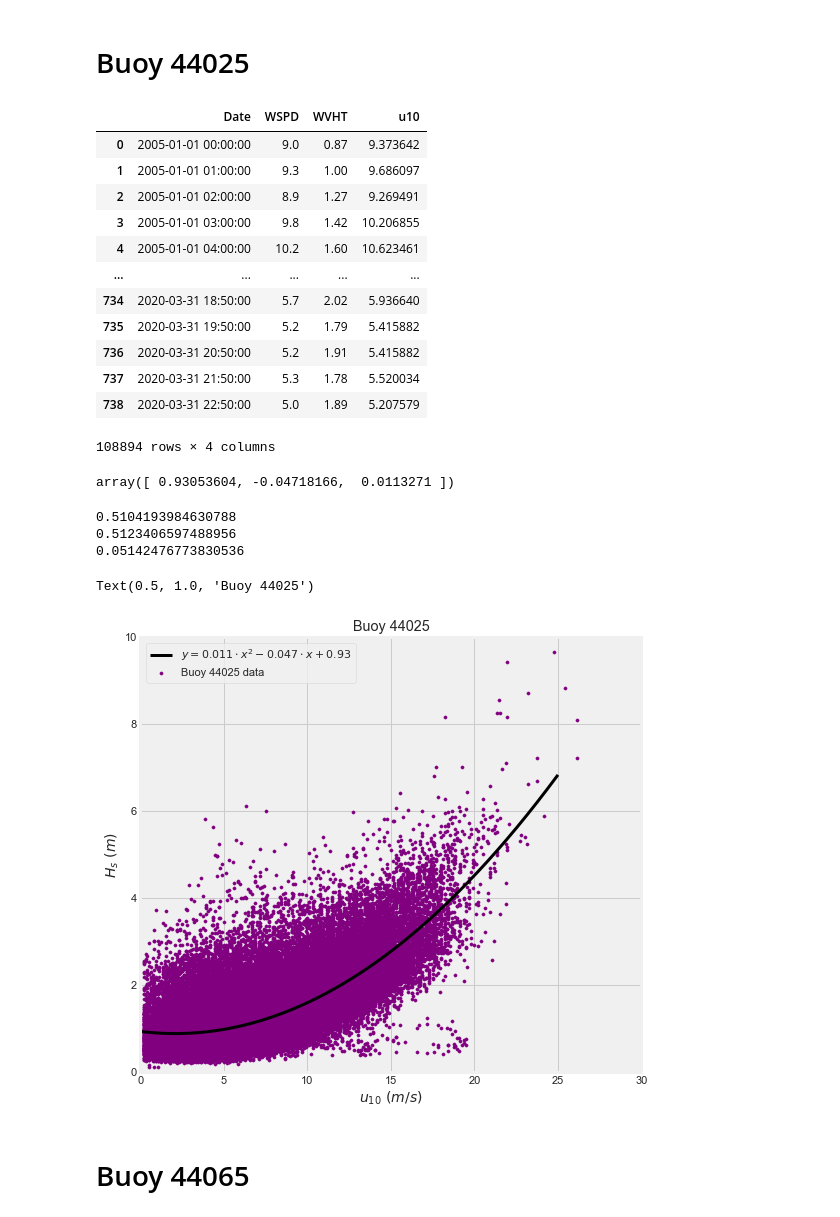
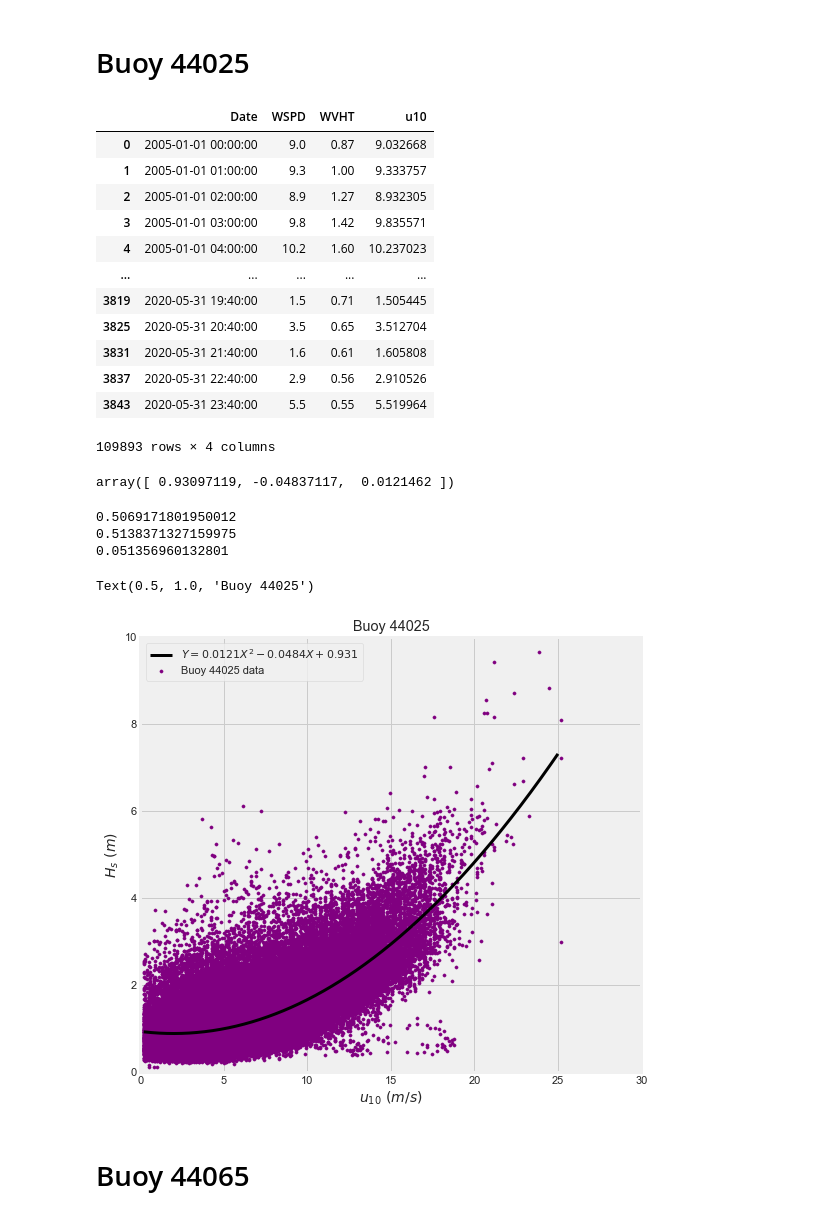
Before and after one commit to panmits86-zz/masters_thesis, a Jupyter notebook: code/wind_wave_relationships.ipynb, the cells around one changed output. Drawn from its saved outputs; the diff is of its cells as text; code cells hidden in the pictures.

```diff
--- a/code/wind_wave_relationships.ipynb
+++ b/code/wind_wave_relationships.ipynb
@@ -83,7 +83,8 @@ b44017_wave_wind = pd.concat((pd.read_csv(f, delim_whitespace=True,
                           parse_dates={'Date':['#YY','MM','DD','hh','mm']}) for f in all_files))
 b44017_wave_wind = b44017_wave_wind[(b44017_wave_wind.WVHT !=99) & (b44017_wave_wind.WVHT > 0.1) &  (b44017_wave_wind.WSPD > 0.1) &
                                     (b44017_wave_wind.WSPD !=99)]
-b44017_wave_wind['u10'] = b44017_wave_wind['WSPD']*np.sqrt((0.4**2)/0.0013)*(1/(np.log(4.1/0.000097)))
+b44017_wave_wind['u10'] = b44017_wave_wind['WSPD']*np.sqrt((0.4**2)/0.0014)*(1/(np.log(4.1/0.000097)))
+#b44017_wave_wind['u10'] = b44017_wave_wind['WSPD']*(10/4.1)**0.11
 b44017_wave_wind
 # %% [output]
 |  | Date | WSPD | WVHT | u10 |
@@ -106,7 +107,7 @@ y = b44017_wave_wind['WVHT']
 model1 = LinearRegression(fit_intercept=False)
 
 #model.fit(x[:, np.newaxis], y)
-xfit = np.linspace(0, 25, 1000)
+xfit = np.linspace(pd.Series.min(x), 25, 1000)
 
 poly_model = make_pipeline(PolynomialFeatures(2), model1)
 
@@ -169,22 +170,22 @@ b44025_wave_wind = pd.concat((pd.read_csv(f, delim_whitespace=True,
                           parse_dates={'Date':['#YY','MM','DD','hh','mm']}) for f in all_files))
 b44025_wave_wind = b44025_wave_wind[(b44025_wave_wind.WVHT !=99) & (b44025_wave_wind.WVHT > 0.1) &  (b44025_wave_wind.WSPD > 0.1) &
                                     (b44025_wave_wind.WSPD !=99)]
-b44025_wave_wind['u10'] = b44025_wave_wind['WSPD']*np.sqrt((0.4**2)/0.0013)*(1/(np.log(4.1/0.000097)))
+b44025_wave_wind['u10'] = b44025_wave_wind['WSPD']*np.sqrt((0.4**2)/0.0014)*(1/(np.log(4.1/0.000097)))
 b44025_wave_wind
 # %% [output]
 |  | Date | WSPD | WVHT | u10 |
-| 0 | 2005-01-01 00:00:00 | 9.0 | 0.87 | 9.373642 |
-| 1 | 2005-01-01 01:00:00 | 9.3 | 1.00 | 9.686097 |
-| 2 | 2005-01-01 02:00:00 | 8.9 | 1.27 | 9.269491 |
-| 3 | 2005-01-01 03:00:00 | 9.8 | 1.42 | 10.206855 |
-| 4 | 2005-01-01 04:00:00 | 10.2 | 1.60 | 10.623461 |
+| 0 | 2005-01-01 00:00:00 | 9.0 | 0.87 | 9.032668 |
+| 1 | 2005-01-01 01:00:00 | 9.3 | 1.00 | 9.333757 |
+| 2 | 2005-01-01 02:00:00 | 8.9 | 1.27 | 8.932305 |
+| 3 | 2005-01-01 03:00:00 | 9.8 | 1.42 | 9.835571 |
+| 4 | 2005-01-01 04:00:00 | 10.2 | 1.60 | 10.237023 |
 | ... | ... | ... | ... | ... |
-| 734 | 2020-03-31 18:50:00 | 5.7 | 2.02 | 5.936640 |
-| 735 | 2020-03-31 19:50:00 | 5.2 | 1.79 | 5.415882 |
-| 736 | 2020-03-31 20:50:00 | 5.2 | 1.91 | 5.415882 |
-| 737 | 2020-03-31 21:50:00 | 5.3 | 1.78 | 5.520034 |
-| 738 | 2020-03-31 22:50:00 | 5.0 | 1.89 | 5.207579 |
+| 3819 | 2020-05-31 19:40:00 | 1.5 | 0.71 | 1.505445 |
+| 3825 | 2020-05-31 20:40:00 | 3.5 | 0.65 | 3.512704 |
+| 3831 | 2020-05-31 21:40:00 | 1.6 | 0.61 | 1.605808 |
+| 3837 | 2020-05-31 22:40:00 | 2.9 | 0.56 | 2.910526 |
+| 3843 | 2020-05-31 23:40:00 | 5.5 | 0.55 | 5.519964 |
-108894 rows × 4 columns
+109893 rows × 4 columns
 # %%
 x = b44025_wave_wind['u10']
 y = b44025_wave_wind['WVHT']
@@ -192,7 +193,7 @@ y = b44025_wave_wind['WVHT']
 model1 = LinearRegression(fit_intercept=False)
 
 #model.fit(x[:, np.newaxis], y)
-xfit1 = np.linspace(0, 25, 1000)
+xfit1 = np.linspace(pd.Series.min(x), 25, 1000)
 
 poly_model = make_pipeline(PolynomialFeatures(2), model1)
 
@@ -202,7 +203,7 @@ yfit1 = poly_model.predict(xfit[:, np.newaxis])
 # model / line coefficients
 poly_model.steps[1][1].coef_
 # %% [output]
-array([ 0.93053604, -0.04718166,  0.0113271 ])
+array([ 0.93097119, -0.04837117,  0.0121462 ])
 # %%
 scores_mean = list()
 scores_std = list()
@@ -218,31 +219,31 @@ print(-np.mean(scores['test_neg_root_mean_squared_error']))
 # RMSE std
 print(np.std(scores['test_neg_root_mean_squared_error']))
 # %% [output]
-0.5104193984630788
-0.5123406597488956
-0.05142476773830536
+0.5069171801950012
+0.5138371327159975
+0.051356960132801
 # %%
 fig, ax = plt.subplots(figsize=(8, 8))
 ax.scatter(x, y, s=10,color='purple', label='Buoy 44025 data')
 
-ax.plot(xfit1, yfit1, color='black', linewidth=3, label=r'$y=0.011 \cdot x^2 - 0.047 \cdot x + 0.93 $')
+ax.plot(xfit1, yfit1, color='black', linewidth=3, label=r'$Y=0.0121X^2 - 0.0484X + 0.931 $')
 
 plt.xlabel('$u_{10} \ (m/s)$', fontsize=14)
 plt.ylabel('$H_{s} \ (m)$', fontsize=14)
 
 plt.ylim(0,10)
 plt.xlim(0,30)
 
 #ax.set(xlabel="$u_{10} \ (m/s)$",
  #      ylabel="Significant Wave Height (m)")
 ax.legend(loc='best')
 #extra = plt.Rectangle((2, 2), 1, 1, facecolor="black", alpha=0, fill=False)
 #ax.legend([extra], [(r'$RMSE={:.2f} \pm {:.2f}$').format(-np.mean(scores['test_neg_root_mean_squared_error']),
                                                       #np.std(scores['test_neg_root_mean_squared_error']))], loc='upper left')
 plt.title('Buoy 44025')
 # %% [output]
 Text(0.5, 1.0, 'Buoy 44025')
-[figure, old version]
+[figure, new version]
 # %% [markdown]
 # Buoy 44065
 # %%
```
Also changed, not shown: parts of 27 cells of this notebook.
